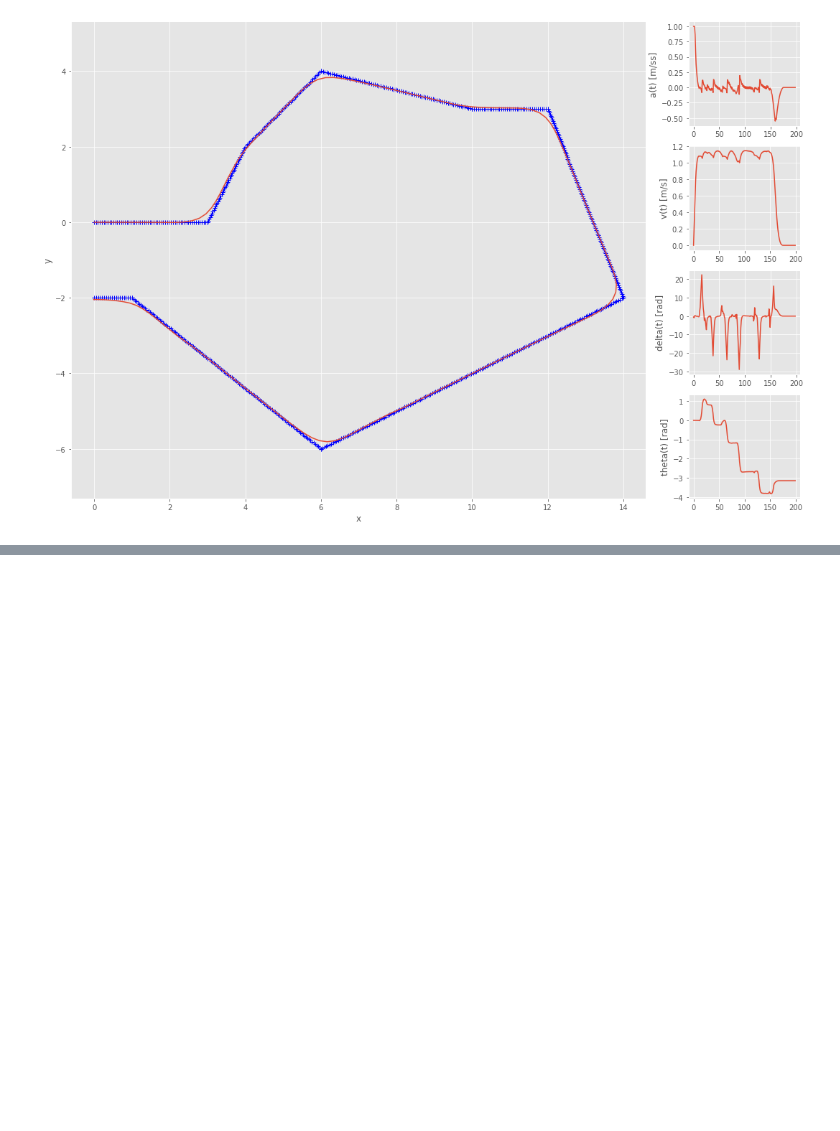
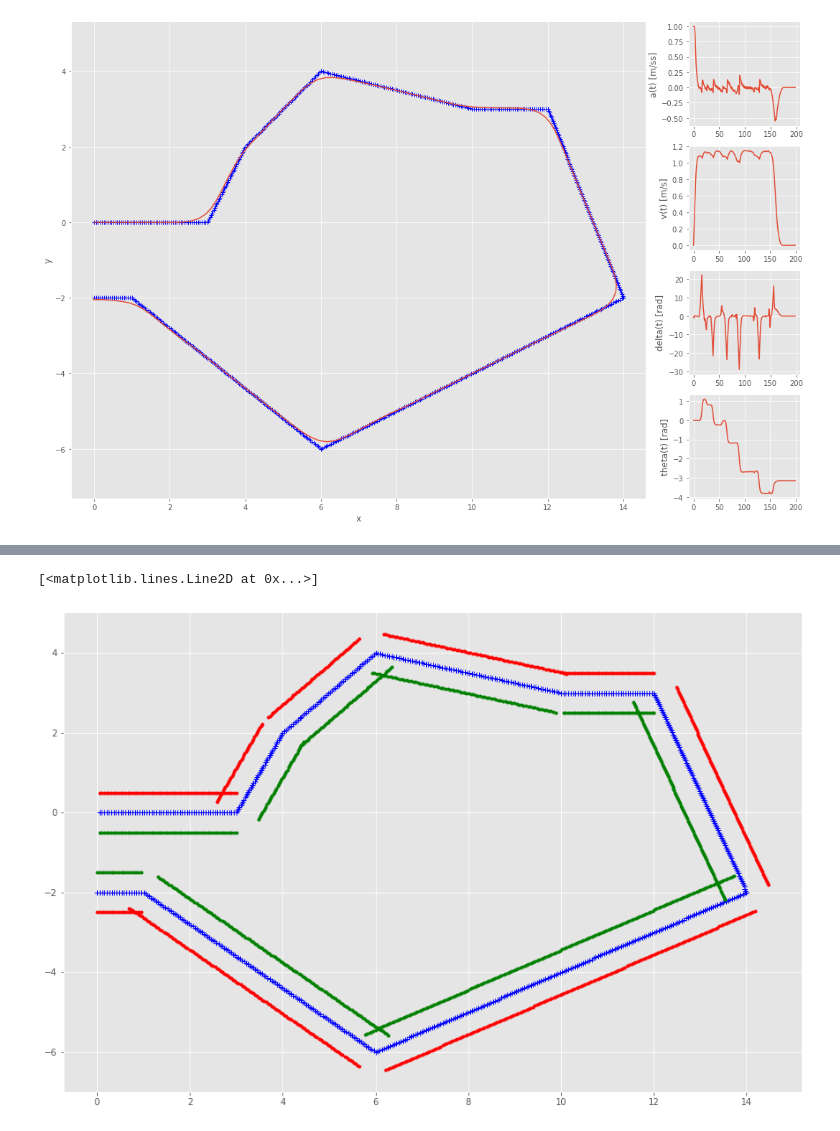
Before and after one commit to mcarfagno/mpc_python, a Jupyter notebook: notebooks/MPC_racecar_tracking.ipynb, the cells around one changed output, grey strips where cells are left out. Drawn from its saved outputs; the diff is of its cells as text; code cells hidden in the pictures; blank space fills up the shorter version.

Commit message:
study on halfplane constrains for the track

```diff
--- a/notebooks/MPC_racecar_tracking.ipynb
+++ b/notebooks/MPC_racecar_tracking.ipynb
@@ -983,8 +983,9 @@ def compute_path_from_wp(start_xp, start_yp, step = 0.1):
         fx=interp1d(np.linspace(0,1,2),start_xp[idx:idx+2],kind=1)
         fy=interp1d(np.linspace(0,1,2),start_yp[idx:idx+2],kind=1)
 
-        final_xp=np.append(final_xp,fx(interp_range))
-        final_yp=np.append(final_yp,fy(interp_range))
+        # watch out to duplicate points!
+        final_xp=np.append(final_xp,fx(interp_range)[1:])
+        final_yp=np.append(final_yp,fy(interp_range)[1:])
 
     dx = np.append(0, np.diff(final_xp))
     dy = np.append(0, np.diff(final_yp))
@@ -1235,0 +1245,38 @@ plt.show()
+# %%
+def generate_track_bounds(track):
+    """
+    in world frame
+    """
+    width = 0.5
+    bounds_low=np.zeros((2, track.shape[1]))
+    bounds_upp=np.zeros((2, track.shape[1]))
+
+    for idx in range(track.shape[1]):
+        x = track[0,idx]
+        y = track [1,idx]
+        th = track [2,idx]
+
+        """
+        trasform the points
+        """
+        bounds_upp[0, idx] = 0 * np.cos(th) - width * np.sin(th) + x #X
+        bounds_upp[1, idx] = 0 * np.sin(th) + width * np.cos(th) + y #Y
+
+        bounds_low[0, idx] = 0 * np.cos(th) - (-width) * np.sin(th) + x #X
+        bounds_low[1, idx] = 0 * np.sin(th) + (-width) * np.cos(th) + y #Y
+
+    return bounds_low, bounds_upp
+
+track = compute_path_from_wp([0,3,4,6,10,12,14,6,1,0],
+                             [0,0,2,4,3,3,-2,-6,-2,-2],0.05)
+
+lower, upper = generate_track_bounds(track)
+
+plt.figure(figsize=(15,10))
+
+plt.plot(track[0,:],track[1,:],"b+")
+plt.plot(lower[0,:],lower[1,:],"g.")
+plt.plot(upper[0,:],upper[1,:],"r.")
+# %% [output]
+[<matplotlib.lines.Line2D at 0x...>]
+[figure, added]
```
Also changed, not shown: parts of 9 cells of this notebook.
